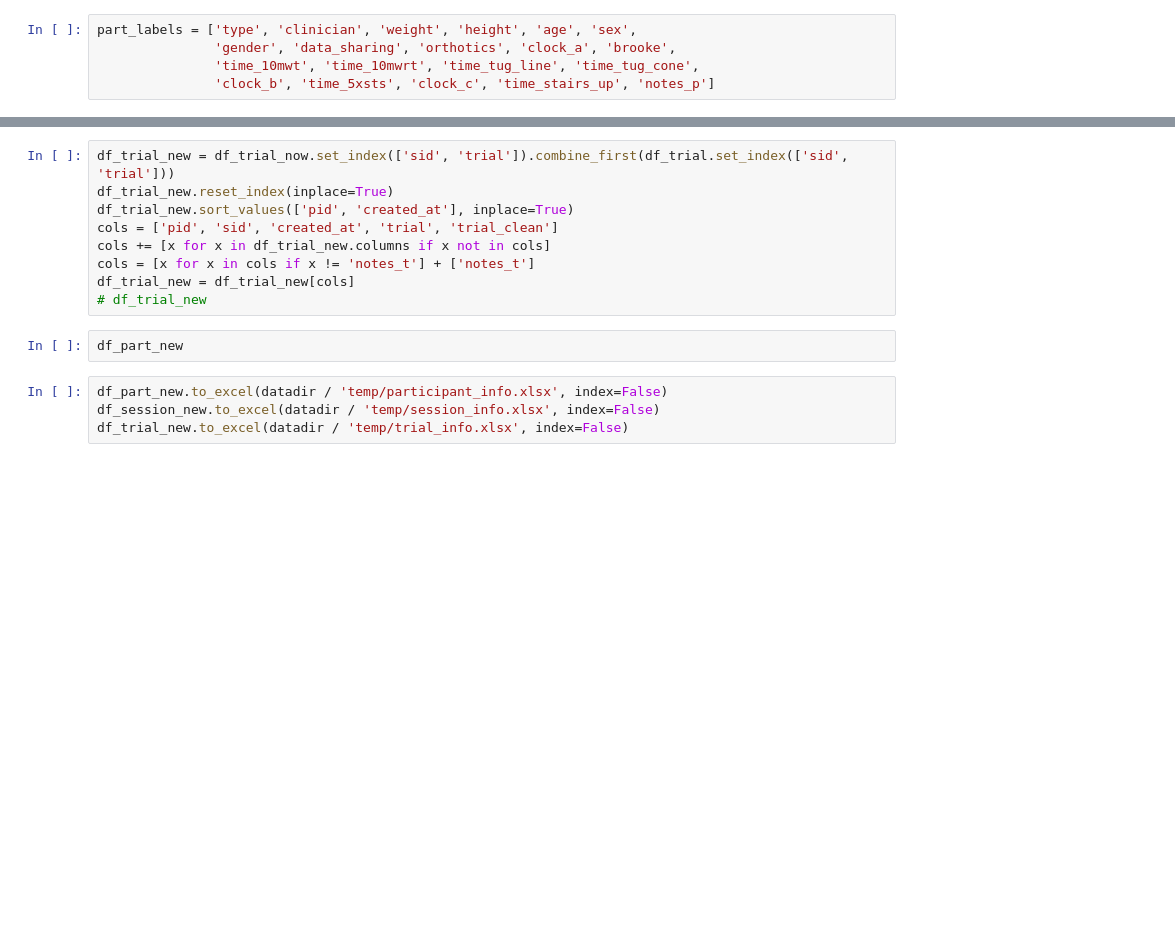
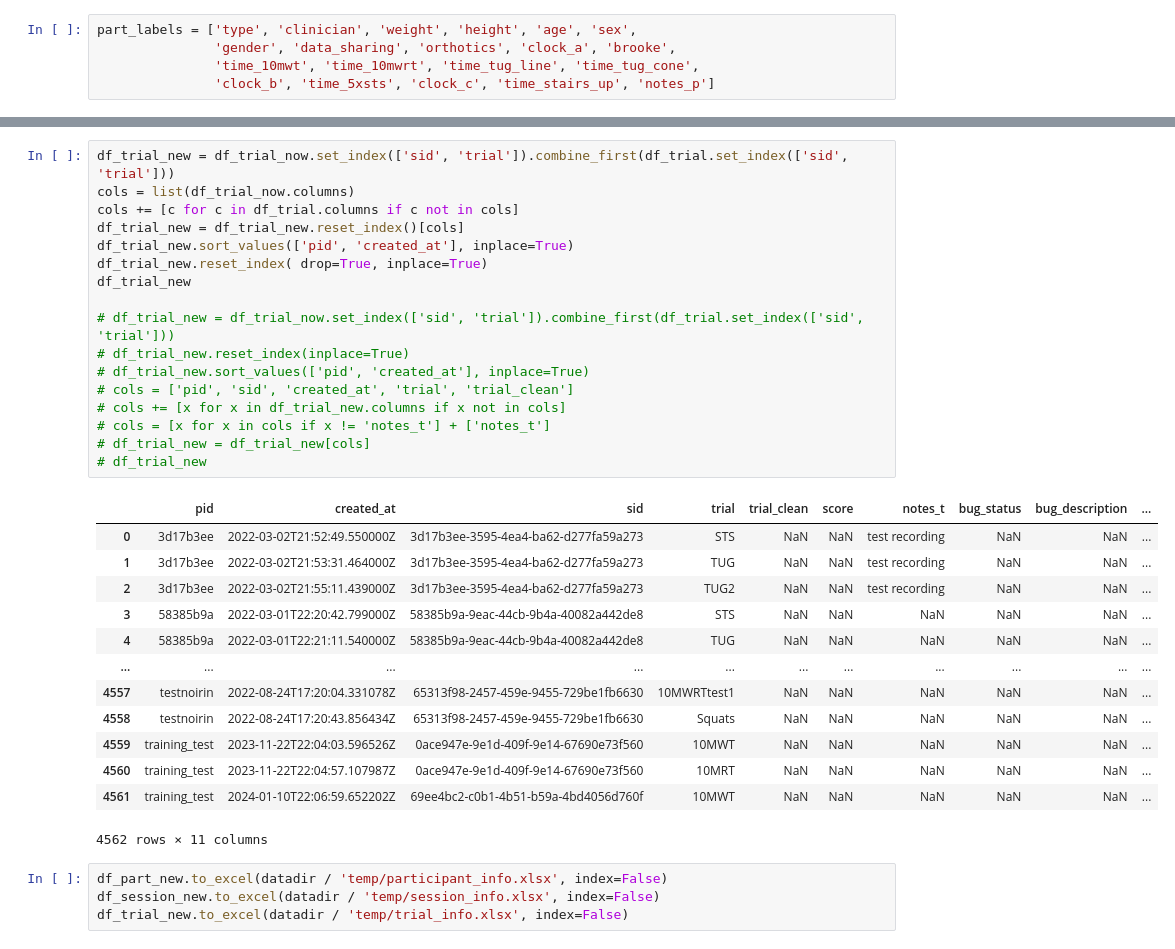
Before and after one commit to stanfordnmbl/opencap-core, a Jupyter notebook: Examples/pepper_metadata.ipynb, the cells around one changed output, grey strips where cells are left out. Saved outputs shown, nothing was run; the diff lists cells and outputs as text; blank space fills up the shorter version.

```diff
--- a/Examples/pepper_metadata.ipynb
+++ b/Examples/pepper_metadata.ipynb
@@ -168,15 +208,35 @@ df_session_new.reset_index(inplace=True)
 # %%
 df_trial_new = df_trial_now.set_index(['sid', 'trial']).combine_first(df_trial.set_index(['sid', 'trial']))
-df_trial_new.reset_index(inplace=True)
+cols = list(df_trial_now.columns)
+cols += [c for c in df_trial.columns if c not in cols]
+df_trial_new = df_trial_new.reset_index()[cols]
 df_trial_new.sort_values(['pid', 'created_at'], inplace=True)
-cols = ['pid', 'sid', 'created_at', 'trial', 'trial_clean']
-cols += [x for x in df_trial_new.columns if x not in cols]
-cols = [x for x in cols if x != 'notes_t'] + ['notes_t']
-df_trial_new = df_trial_new[cols]
+df_trial_new.reset_index( drop=True, inplace=True)
+df_trial_new
+
+# df_trial_new = df_trial_now.set_index(['sid', 'trial']).combine_first(df_trial.set_index(['sid', 'trial']))
+# df_trial_new.reset_index(inplace=True)
+# df_trial_new.sort_values(['pid', 'created_at'], inplace=True)
+# cols = ['pid', 'sid', 'created_at', 'trial', 'trial_clean']
+# cols += [x for x in df_trial_new.columns if x not in cols]
+# cols = [x for x in cols if x != 'notes_t'] + ['notes_t']
+# df_trial_new = df_trial_new[cols]
 # df_trial_new
+# %% [output]
+|  | pid | created_at | sid | trial | trial_clean | score | notes_t | bug_status | bug_description | ... |
+| 0 | 3d17b3ee | 2022-03-02T21:52:49.550000Z | 3d17b3ee-3595-4ea4-ba62-d277fa59a273 | STS | NaN | NaN | test recording | NaN | NaN | ... |
+| 1 | 3d17b3ee | 2022-03-02T21:53:31.464000Z | 3d17b3ee-3595-4ea4-ba62-d277fa59a273 | TUG | NaN | NaN | test recording | NaN | NaN | ... |
+| 2 | 3d17b3ee | 2022-03-02T21:55:11.439000Z | 3d17b3ee-3595-4ea4-ba62-d277fa59a273 | TUG2 | NaN | NaN | test recording | NaN | NaN | ... |
+| 3 | 58385b9a | 2022-03-01T22:20:42.799000Z | 58385b9a-9eac-44cb-9b4a-40082a442de8 | STS | NaN | NaN | NaN | NaN | NaN | ... |
+| 4 | 58385b9a | 2022-03-01T22:21:11.540000Z | 58385b9a-9eac-44cb-9b4a-40082a442de8 | TUG | NaN | NaN | NaN | NaN | NaN | ... |
+| ... | ... | ... | ... | ... | ... | ... | ... | ... | ... | ... |
+| 4557 | testnoirin | 2022-08-24T17:20:04.331078Z | 65313f98-2457-459e-9455-729be1fb6630 | 10MWRTtest1 | NaN | NaN | NaN | NaN | NaN | ... |
+| 4558 | testnoirin | 2022-08-24T17:20:43.856434Z | 65313f98-2457-459e-9455-729be1fb6630 | Squats | NaN | NaN | NaN | NaN | NaN | ... |
+| 4559 | training_test | 2023-11-22T22:04:03.596526Z | 0ace947e-9e1d-409f-9e14-67690e73f560 | 10MWT | NaN | NaN | NaN | NaN | NaN | ... |
+| 4560 | training_test | 2023-11-22T22:04:57.107987Z | 0ace947e-9e1d-409f-9e14-67690e73f560 | 10MRT | NaN | NaN | NaN | NaN | NaN | ... |
+| 4561 | training_test | 2024-01-10T22:06:59.652202Z | 69ee4bc2-c0b1-4b51-b59a-4bd4056d760f | 10MWT | NaN | NaN | NaN | NaN | NaN | ... |
+4562 rows × 11 columns
-# %%
-df_part_new
-# %%
-df_part_new.to_excel(datadir / 'temp/participant_info.xlsx', index=False)
-df_session_new.to_excel(datadir / 'temp/session_info.xlsx', index=False)
-df_trial_new.to_excel(datadir / 'temp/trial_info.xlsx', index=False)
+# %%
+df_part_new.to_excel(datadir / 'temp/participant_info.xlsx', index=False)
+df_session_new.to_excel(datadir / 'temp/session_info.xlsx', index=False)
+df_trial_new.to_excel(datadir / 'temp/trial_info.xlsx', index=False)
```
Also changed, not shown: parts of 9 cells of this notebook, 6 other files.
